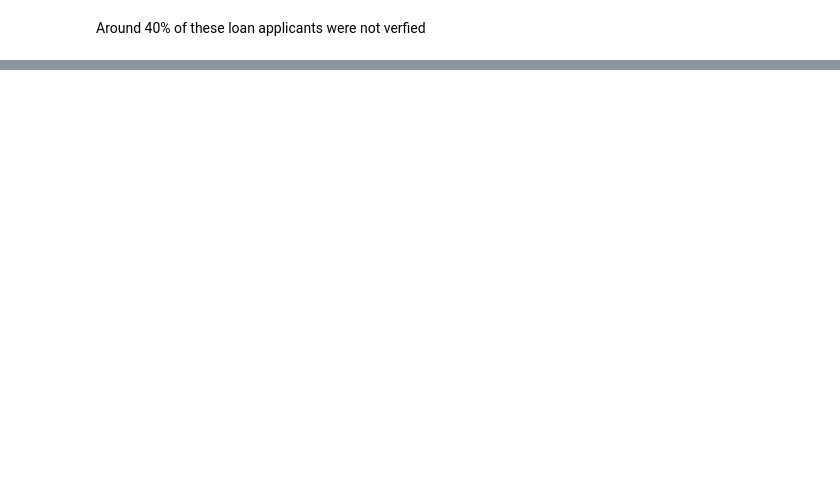
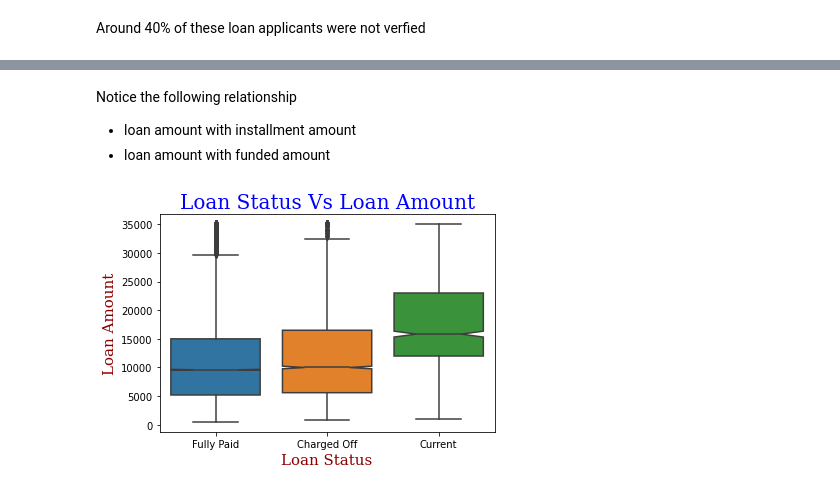
Before and after one commit to hargurjeet/Lending-Club-CaseStudy, a Jupyter notebook: Lending_Club_Case_Study.ipynb, the cells around one changed output, grey strips where cells are left out. Drawn from its saved outputs; the diff is of its cells as text; code cells hidden in the pictures; blank space fills up the shorter version.

```diff
--- a/Lending_Club_Case_Study.ipynb
+++ b/Lending_Club_Case_Study.ipynb
@@ -300,0 +338,16 @@ Around 40% of these loan applicants were not verfied
+# %% [markdown]
+Notice the following relationship
+- loan amount with installment amount
+- loan amount with funded amount
+# %%
+font1 = {'family':'serif','color':'blue','size':20}
+font2 = {'family':'serif','color':'darkred','size':15}
+
+sns.boxplot(data=df5, x=df5.loan_status , y=df5.loan_amnt, notch=True)
+
+plt.title('Loan Status Vs Loan Amount',  fontdict = font1)
+plt.xlabel("Loan Status", fontdict = font2)
+plt.ylabel("Loan Amount", fontdict = font2)
+plt.show()
+# %% [output]
+[figure, added]
```
Also changed, not shown: parts of 7 cells of this notebook.
